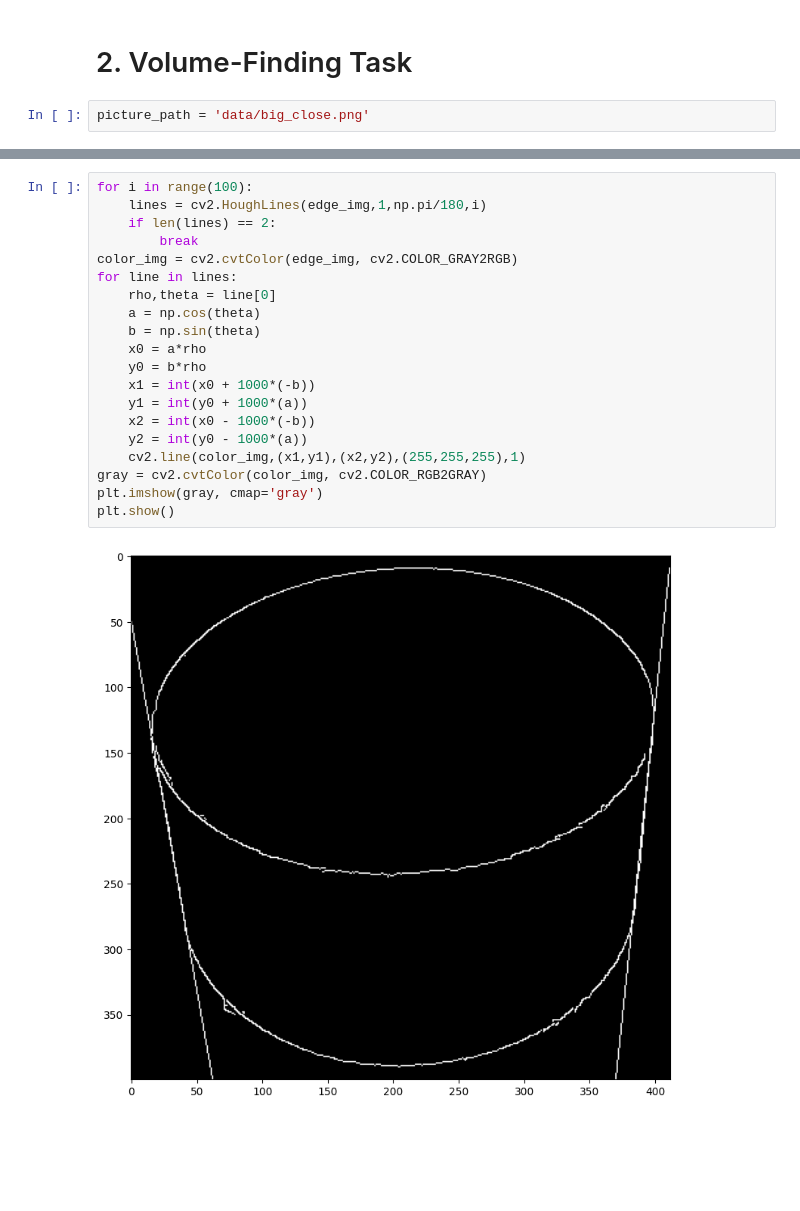
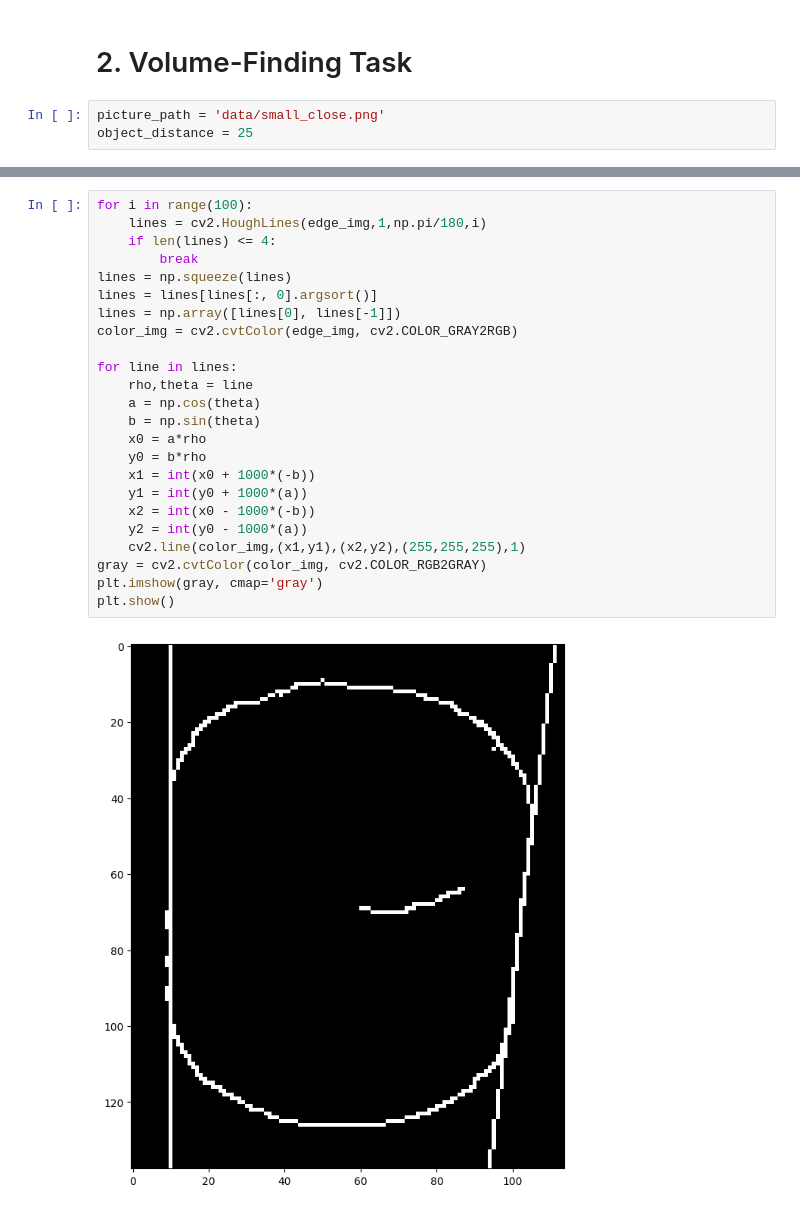
Before and after one commit to tberkery/volume-estimation, a Jupyter notebook: classical_computer_vision_approach/classical_cv.ipynb, the cells around one changed output, grey strips where cells are left out. Cells and saved outputs as stored; diff of their text form; blank space fills up the shorter version.

Commit message:
Updated to work on more images than before
Better detection of vertical lines

```diff
--- a/classical_computer_vision_approach/classical_cv.ipynb
+++ b/classical_computer_vision_approach/classical_cv.ipynb
@@ -16,7 +16,8 @@ coeffs = np.polyfit(df['ratio'].to_numpy(), df['Line (pix)'].to_numpy(), 1)
 # %% [markdown]
 # 2. Volume-Finding Task
 # %%
-picture_path = 'data/big_close.png'
+picture_path = 'data/small_close.png'
+object_distance = 25
 # %%
 img = cv2.cvtColor(cv2.imread(picture_path), cv2.COLOR_RGB2GRAY)
 plt.imshow(img, cmap='gray')
@@ -34,23 +35,27 @@ edge_pts = np.array((coords_tuple[1], coords_tuple[0])).T
 # %%
 for i in range(100):
     lines = cv2.HoughLines(edge_img,1,np.pi/180,i)
-    if len(lines) == 2:
+    if len(lines) <= 4:
         break
+lines = np.squeeze(lines)
+lines = lines[lines[:, 0].argsort()]
+lines = np.array([lines[0], lines[-1]])
 color_img = cv2.cvtColor(edge_img, cv2.COLOR_GRAY2RGB)
+
 for line in lines:
-    rho,theta = line[0]
+    rho,theta = line
     a = np.cos(theta)
     b = np.sin(theta)
     x0 = a*rho
     y0 = b*rho
     x1 = int(x0 + 1000*(-b))
     y1 = int(y0 + 1000*(a))
     x2 = int(x0 - 1000*(-b))
     y2 = int(y0 - 1000*(a))
     cv2.line(color_img,(x1,y1),(x2,y2),(255,255,255),1)
 gray = cv2.cvtColor(color_img, cv2.COLOR_RGB2GRAY)
 plt.imshow(gray, cmap='gray')
 plt.show()
 # %% [output]
-[figure, old version]
+[figure, new version]
 # %%
```
Also changed, not shown: parts of 6 cells of this notebook.
